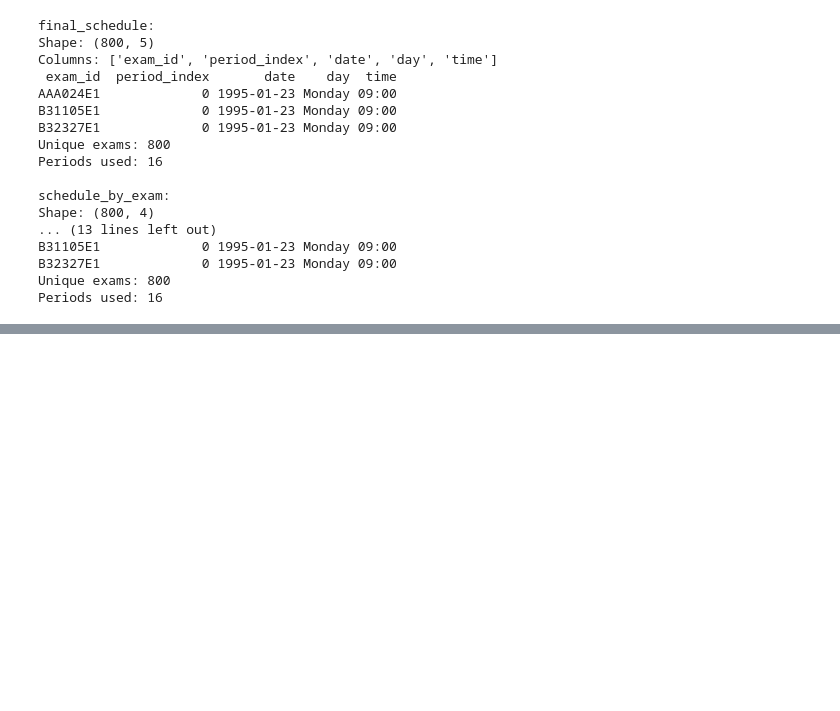
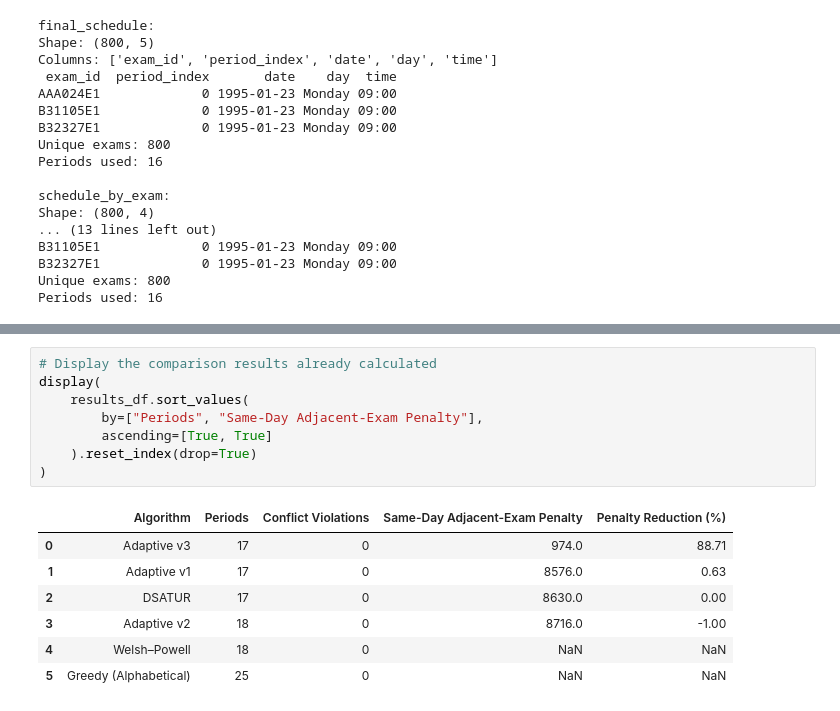
Before and after one commit to PHGNKavindya/adaptive-exam-timetabling, a Jupyter notebook: src/06_evaluate_results_complete.ipynb, the cells around one changed output, grey strips where cells are left out. Cells and saved outputs as stored; diff of their text form; blank space fills up the shorter version.

```diff
--- a/src/06_evaluate_results_complete.ipynb
+++ b/src/06_evaluate_results_complete.ipynb
@@ -651,0 +669,16 @@ Periods used: 16
+# %%
+# Display the comparison results already calculated
+display(
+    results_df.sort_values(
+        by=["Periods", "Same-Day Adjacent-Exam Penalty"],
+        ascending=[True, True]
+    ).reset_index(drop=True)
+)
+# %% [output]
+|  | Algorithm | Periods | Conflict Violations | Same-Day Adjacent-Exam Penalty | Penalty Reduction (%) |
+| 0 | Adaptive v3 | 17 | 0 | 974.0 | 88.71 |
+| 1 | Adaptive v1 | 17 | 0 | 8576.0 | 0.63 |
+| 2 | DSATUR | 17 | 0 | 8630.0 | 0.00 |
+| 3 | Adaptive v2 | 18 | 0 | 8716.0 | -1.00 |
+| 4 | Welsh–Powell | 18 | 0 | NaN | NaN |
+| 5 | Greedy (Alphabetical) | 25 | 0 | NaN | NaN |
```
Also changed, not shown: parts of 2 cells of this notebook.
